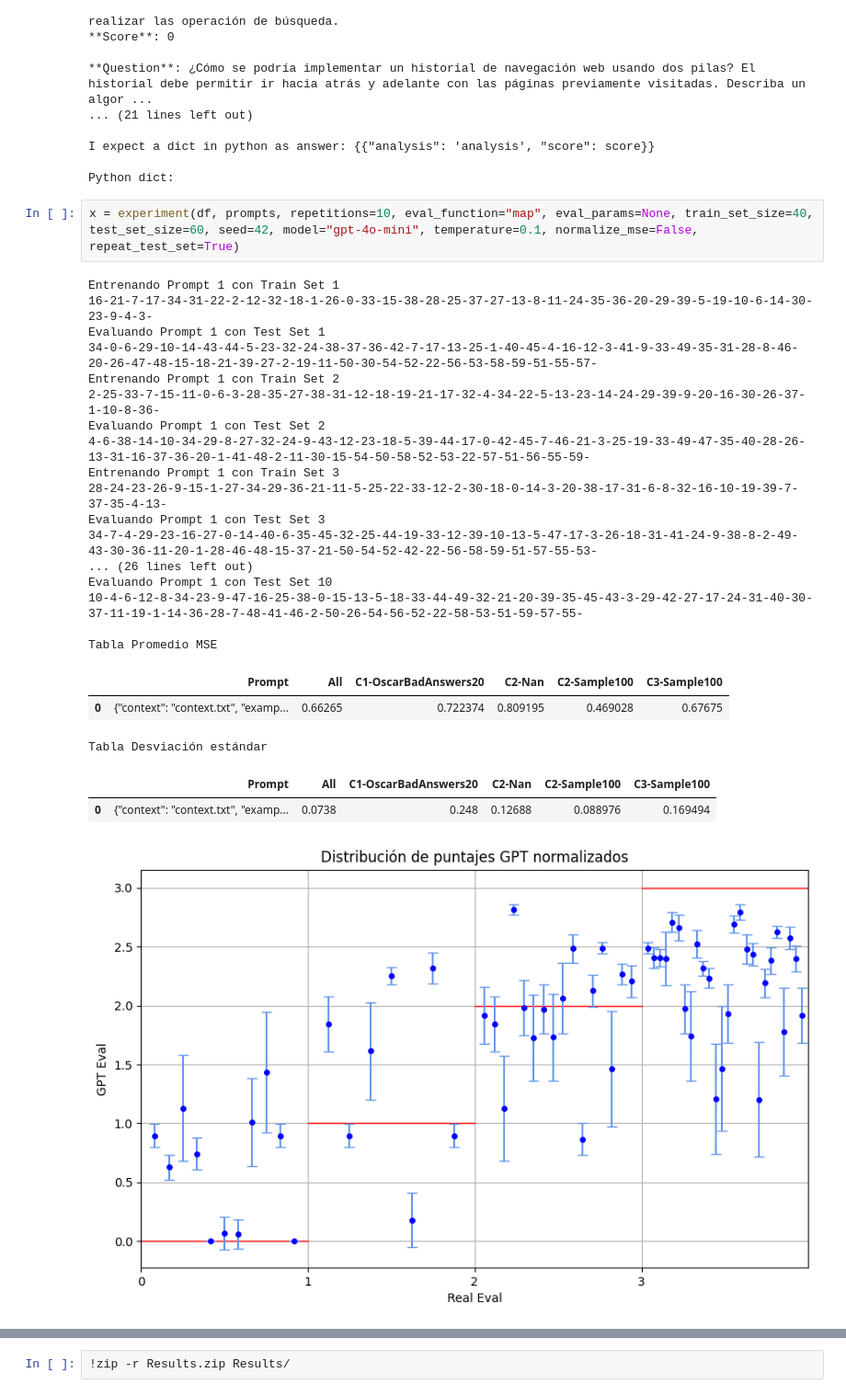
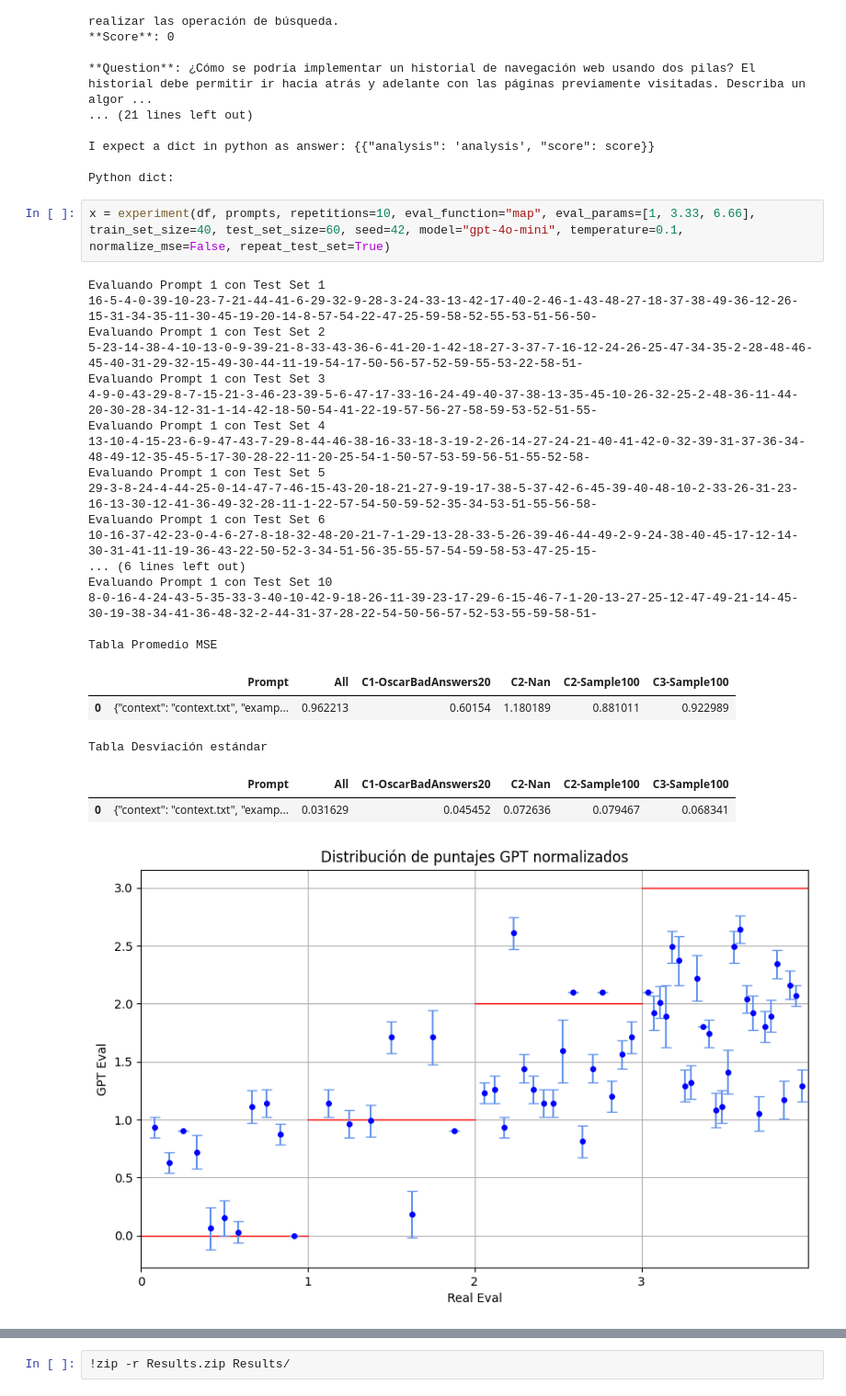
Before and after one commit to OscarRojasG/Experimentos-GPTValidator, a Jupyter notebook: Framework_Experimentos.ipynb, the cells around one changed output, grey strips where cells are left out. Shown at 92% size. Drawn from its saved outputs; the diff is of its cells as text.

```diff
--- a/Framework_Experimentos.ipynb
+++ b/Framework_Experimentos.ipynb
@@ -795,28 +796,28 @@ I expect a dict in python as answer: {{"analysis": 'analysis', "score": score}}
 
 Python dict:
 # %%
-x = experiment(df, prompts, repetitions=10, eval_function="map", eval_params=None, train_set_size=40, test_set_size=60, seed=42, model="gpt-4o-mini", temperature=0.1, normalize_mse=False, repeat_test_set=True)
+x = experiment(df, prompts, repetitions=10, eval_function="map", eval_params=[1, 3.33, 6.66], train_set_size=40, test_set_size=60, seed=42, model="gpt-4o-mini", temperature=0.1, normalize_mse=False, repeat_test_set=True)
 # %% [output]
-Entrenando Prompt 1 con Train Set 1
-16-21-7-17-34-31-22-2-12-32-18-1-26-0-33-15-38-28-25-37-27-13-8-11-24-35-36-20-29-39-5-19-10-6-14-30-23-9-4-3-
 Evaluando Prompt 1 con Test Set 1
-34-0-6-29-10-14-43-44-5-23-32-24-38-37-36-42-7-17-13-25-1-40-45-4-16-12-3-41-9-33-49-35-31-28-8-46-20-26-47-48-15-18-21-39-27-2-19-11-50-30-54-52-22-56-53-58-59-51-55-57-
-Entrenando Prompt 1 con Train Set 2
-2-25-33-7-15-11-0-6-3-28-35-27-38-31-12-18-19-21-17-32-4-34-22-5-13-23-14-24-29-39-9-20-16-30-26-37-1-10-8-36-
+16-5-4-0-39-10-23-7-21-44-41-6-29-32-9-28-3-24-33-13-42-17-40-2-46-1-43-48-27-18-37-38-49-36-12-26-15-31-34-35-11-30-45-19-20-14-8-57-54-22-47-25-59-58-52-55-53-51-56-50-
 Evaluando Prompt 1 con Test Set 2
-4-6-38-14-10-34-29-8-27-32-24-9-43-12-23-18-5-39-44-17-0-42-45-7-46-21-3-25-19-33-49-47-35-40-28-26-13-31-16-37-36-20-1-41-48-2-11-30-15-54-50-58-52-53-22-57-51-56-55-59-
-Entrenando Prompt 1 con Train Set 3
-28-24-23-26-9-15-1-27-34-29-36-21-11-5-25-22-33-12-2-30-18-0-14-3-20-38-17-31-6-8-32-16-10-19-39-7-37-35-4-13-
+5-23-14-38-4-10-13-0-9-39-21-8-33-43-36-6-41-20-1-42-18-27-3-37-7-16-12-24-26-25-47-34-35-2-28-48-46-45-40-31-29-32-15-49-30-44-11-19-54-17-50-56-57-52-59-55-53-22-58-51-
 Evaluando Prompt 1 con Test Set 3
-34-7-4-29-23-16-27-0-14-40-6-35-45-32-25-44-19-33-12-39-10-13-5-47-17-3-26-18-31-41-24-9-38-8-2-49-43-30-36-11-20-1-28-46-48-15-37-21-50-54-52-42-22-56-58-59-51-57-55-53-
-... (26 lines left out)
+4-9-0-43-29-8-7-15-21-3-46-23-39-5-6-47-17-33-16-24-49-40-37-38-13-35-45-10-26-32-25-2-48-36-11-44-20-30-28-34-12-31-1-14-42-18-50-54-41-22-19-57-56-27-58-59-53-52-51-55-
+Evaluando Prompt 1 con Test Set 4
+13-10-4-15-23-6-9-47-43-7-29-8-44-46-38-16-33-18-3-19-2-26-14-27-24-21-40-41-42-0-32-39-31-37-36-34-48-49-12-35-45-5-17-30-28-22-11-20-25-54-1-50-57-53-59-56-51-55-52-58-
+Evaluando Prompt 1 con Test Set 5
+29-3-8-24-4-44-25-0-14-47-7-46-15-43-20-18-21-27-9-19-17-38-5-37-42-6-45-39-40-48-10-2-33-26-31-23-16-13-30-12-41-36-49-32-28-11-1-22-57-54-50-59-52-35-34-53-51-55-56-58-
+Evaluando Prompt 1 con Test Set 6
+10-16-37-42-23-0-4-6-27-8-18-32-48-20-21-7-1-29-13-28-33-5-26-39-46-44-49-2-9-24-38-40-45-17-12-14-30-31-41-11-19-36-43-22-50-52-3-34-51-56-35-55-57-54-59-58-53-47-25-15-
+... (6 lines left out)
 Evaluando Prompt 1 con Test Set 10
-10-4-6-12-8-34-23-9-47-16-25-38-0-15-13-5-18-33-44-49-32-21-20-39-35-45-43-3-29-42-27-17-24-31-40-30-37-11-19-1-14-36-28-7-48-41-46-2-50-26-54-56-52-22-58-53-51-59-57-55-
+8-0-16-4-24-43-5-35-33-3-40-10-42-9-18-26-11-39-23-17-29-6-15-46-7-1-20-13-27-25-12-47-49-21-14-45-30-19-38-34-41-36-48-32-2-44-31-37-28-22-54-50-56-57-52-53-55-59-58-51-
 
 Tabla Promedio MSE
 |  | Prompt | All | C1-OscarBadAnswers20 | C2-Nan | C2-Sample100 | C3-Sample100 |
-| 0 | {"context": "context.txt", "examp... | 0.66265 | 0.722374 | 0.809195 | 0.469028 | 0.67675 |
+| 0 | {"context": "context.txt", "examp... | 0.962213 | 0.60154 | 1.180189 | 0.881011 | 0.922989 |
 Tabla Desviación estándar
 |  | Prompt | All | C1-OscarBadAnswers20 | C2-Nan | C2-Sample100 | C3-Sample100 |
-| 0 | {"context": "context.txt", "examp... | 0.0738 | 0.248 | 0.12688 | 0.088976 | 0.169494 |
+| 0 | {"context": "context.txt", "examp... | 0.031629 | 0.045452 | 0.072636 | 0.079467 | 0.068341 |
-[figure, old version]
+[figure, new version]
```
Also changed, not shown: parts of 2 cells of this notebook.
